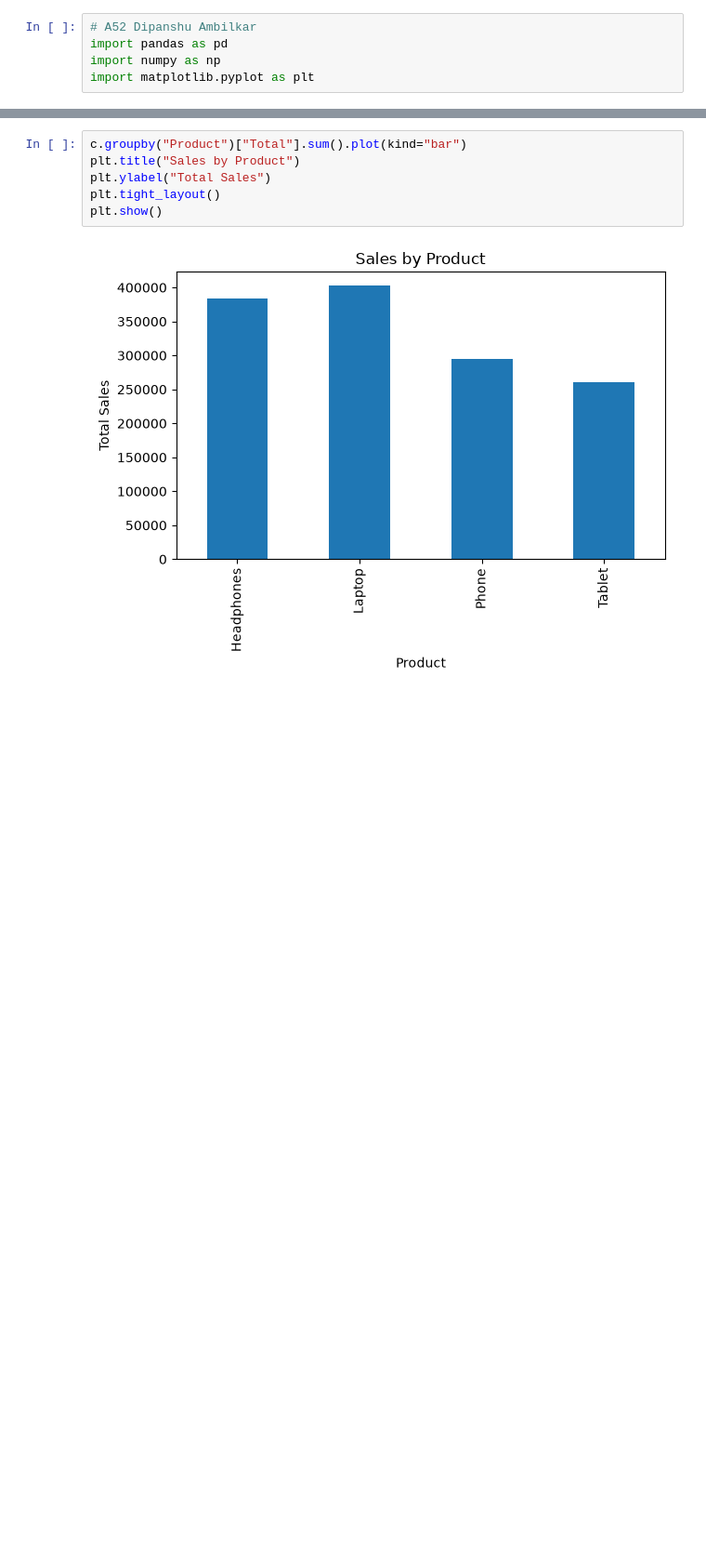
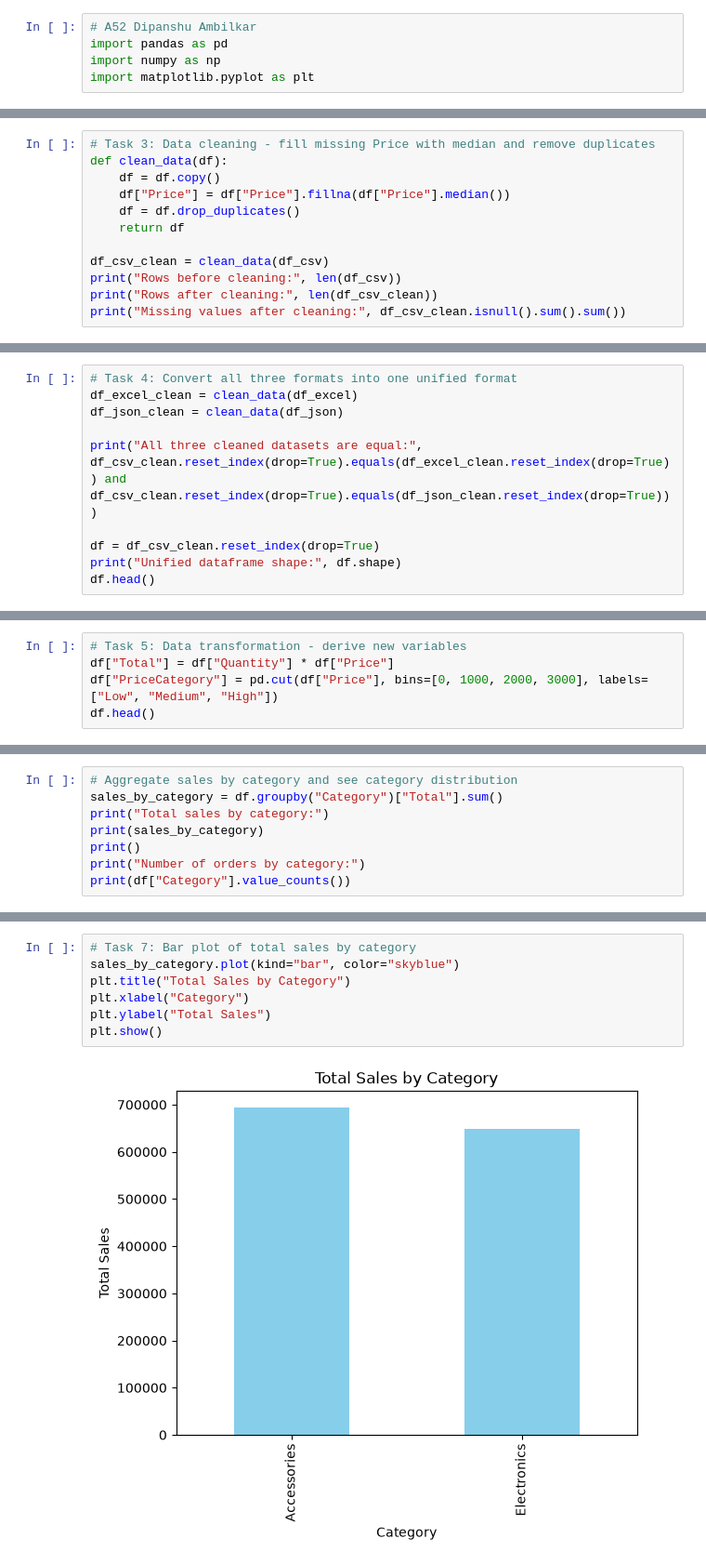
Before and after one commit to DipanshuAmbilkar03/telab, a Jupyter notebook: B.E./DMV/ex1/Exp1_Data_Loading_Formats.ipynb, the cells around one changed output, grey strips where cells are left out. Shown at 93% size. Drawn from its saved outputs; the diff is of its cells as text; blank space fills up the shorter version.

Commit message:
Redo DMV Exp1 as per lab manual: load CSV Excel JSON, clean, unify, transform, analyze, visualize

```diff
--- a/B.E./DMV/ex1/Exp1_Data_Loading_Formats.ipynb
+++ b/B.E./DMV/ex1/Exp1_Data_Loading_Formats.ipynb
@@ -111,0 +85,12 @@ Name: Total, dtype: float64
+# %%
+# Task 3: Data cleaning - fill missing Price with median and remove duplicates
+def clean_data(df):
+    df = df.copy()
+    df["Price"] = df["Price"].fillna(df["Price"].median())
+    df = df.drop_duplicates()
+    return df
+
+df_csv_clean = clean_data(df_csv)
+print("Rows before cleaning:", len(df_csv))
+print("Rows after cleaning:", len(df_csv_clean))
+print("Missing values after cleaning:", df_csv_clean.isnull().sum().sum())
@@ -111,0 +101,10 @@ Name: Total, dtype: float64
+# %%
+# Task 4: Convert all three formats into one unified format
+df_excel_clean = clean_data(df_excel)
+df_json_clean = clean_data(df_json)
+
+print("All three cleaned datasets are equal:", df_csv_clean.reset_index(drop=True).equals(df_excel_clean.reset_index(drop=True)) and df_csv_clean.reset_index(drop=True).equals(df_json_clean.reset_index(drop=True)))
+
+df = df_csv_clean.reset_index(drop=True)
+print("Unified dataframe shape:", df.shape)
+df.head()
@@ -111,0 +120,5 @@ Name: Total, dtype: float64
+# %%
+# Task 5: Data transformation - derive new variables
+df["Total"] = df["Quantity"] * df["Price"]
+df["PriceCategory"] = pd.cut(df["Price"], bins=[0, 1000, 2000, 3000], labels=["Low", "Medium", "High"])
+df.head()
@@ -111,0 +154,8 @@ Name: Total, dtype: float64
+# %%
+# Aggregate sales by category and see category distribution
+sales_by_category = df.groupby("Category")["Total"].sum()
+print("Total sales by category:")
+print(sales_by_category)
+print()
+print("Number of orders by category:")
+print(df["Category"].value_counts())
@@ -112,9 +174,10 @@ Name: Total, dtype: float64
 # %%
-c.groupby("Product")["Total"].sum().plot(kind="bar")
-plt.title("Sales by Product")
+# Task 7: Bar plot of total sales by category
+sales_by_category.plot(kind="bar", color="skyblue")
+plt.title("Total Sales by Category")
+plt.xlabel("Category")
 plt.ylabel("Total Sales")
-plt.tight_layout()
 plt.show()
 # %% [output]
-[figure, old version]
+[figure, new version]
 # %%
```
Also changed, not shown: parts of 27 cells of this notebook, 1 other file.
